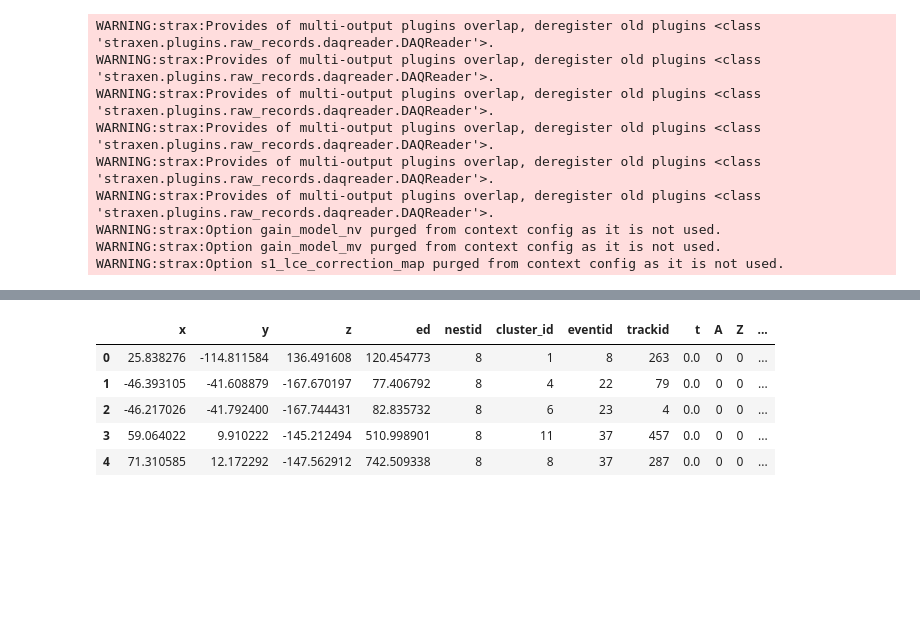
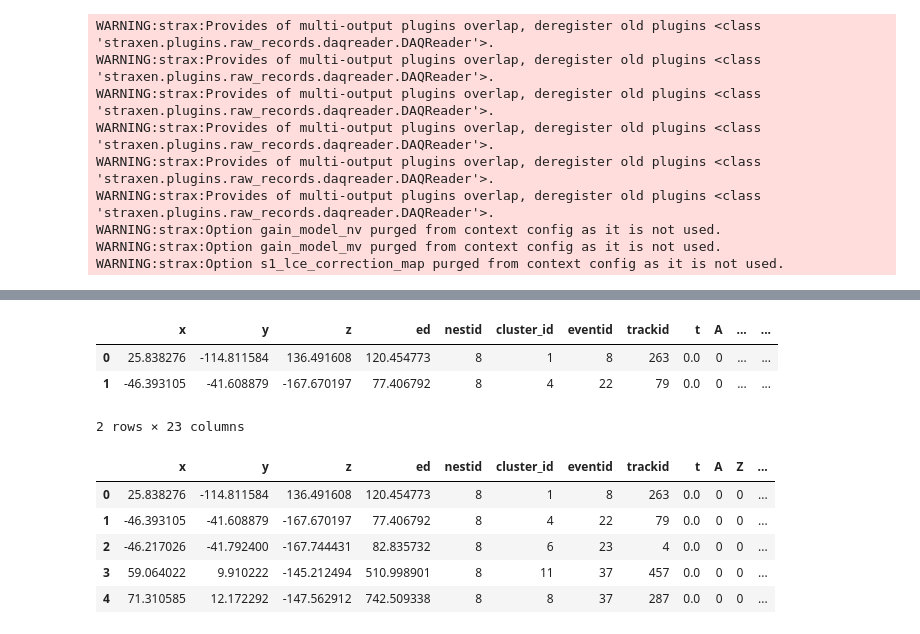
Before and after one commit to jpienaar13/HermeticTPC, a Jupyter notebook: analysis/Check_clustering.ipynb, the cells around one changed output, grey strips where cells are left out. Saved outputs shown, nothing was run; the diff lists cells and outputs as text; code cells hidden in the pictures; blank space fills up the shorter version.

```diff
--- a/analysis/Check_clustering.ipynb
+++ b/analysis/Check_clustering.ipynb
@@ -59,3 +89,14 @@ WARNING:strax:Option s1_lce_correction_map purged from context config as it is n
+# %%
+def energy_from_quanta(n_ph, n_el, W=13.7):
+    return (n_ph + n_el) * W / 1000.0  # keV
+
+df["keV"] = energy_from_quanta(df["photons"].values, df["electrons"].values)
+df.head(2)
+# %% [output]
+|  | x | y | z | ed | nestid | cluster_id | eventid | trackid | t | A | ... | ... |
+| 0 | 25.838276 | -114.811584 | 136.491608 | 120.454773 | 8 | 1 | 8 | 263 | 0.0 | 0 | ... | ... |
+| 1 | -46.393105 | -41.608879 | -167.670197 | 77.406792 | 8 | 4 | 22 | 79 | 0.0 | 0 | ... | ... |
+2 rows × 23 columns
 # %%
 fuse_g4clusters = st.get_df(run_number, ["clustered_interactions"])
 # %%
```
Also changed, not shown: parts of 3 cells of this notebook, 17 other files.
